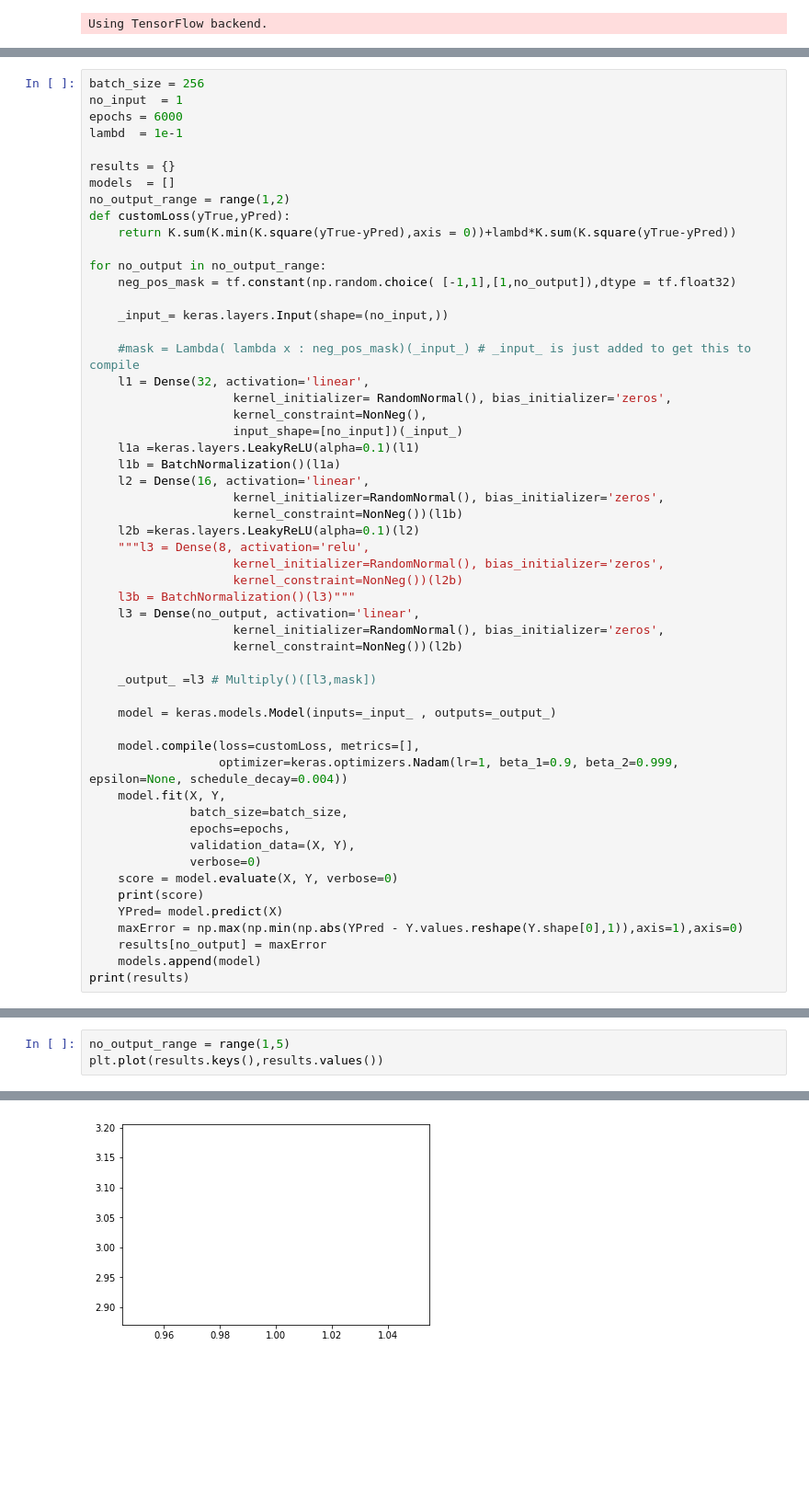
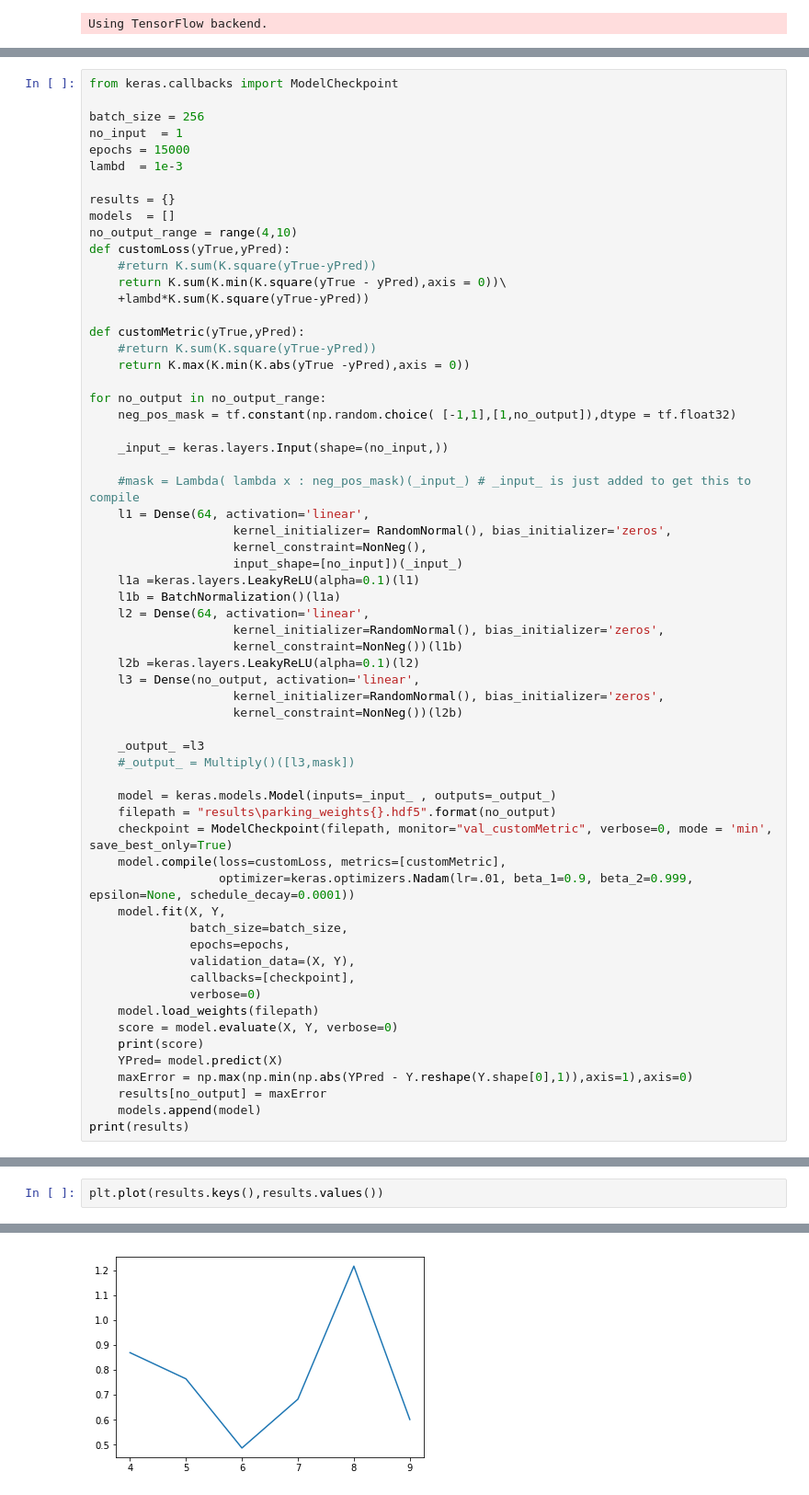
Before and after one commit to AaEll/MLKeras, a Jupyter notebook: Parking Ticket Test.ipynb, the cells around one changed output, grey strips where cells are left out. Shown at 92% size. Drawn from its saved outputs; the diff is of its cells as text; blank space fills up the shorter version.

Commit message:
found servicable hyper-parameters for model, added checkpointing

```diff
--- a/Parking Ticket Test.ipynb
+++ b/Parking Ticket Test.ipynb
@@ -37,14 +37,22 @@ Y = Data['position']
 # %%
+from keras.callbacks import ModelCheckpoint
+
 batch_size = 256
 no_input  = 1
-epochs = 6000
-lambd  = 1e-1
+epochs = 15000
+lambd  = 1e-3
 
 results = {}
 models  = []
-no_output_range = range(1,2)
+no_output_range = range(4,10)
 def customLoss(yTrue,yPred):
-    return K.sum(K.min(K.square(yTrue-yPred),axis = 0))+lambd*K.sum(K.square(yTrue-yPred))
+    #return K.sum(K.square(yTrue-yPred))
+    return K.sum(K.min(K.square(yTrue - yPred),axis = 0))\
+    +lambd*K.sum(K.square(yTrue-yPred))
+
+def customMetric(yTrue,yPred):
+    #return K.sum(K.square(yTrue-yPred))
+    return K.max(K.min(K.abs(yTrue -yPred),axis = 0))
 
 for no_output in no_output_range:
     neg_pos_mask = tf.constant(np.random.choice( [-1,1],[1,no_output]),dtype = tf.float32)
@@ -52,39 +60,39 @@ for no_output in no_output_range:
     _input_= keras.layers.Input(shape=(no_input,))
 
     #mask = Lambda( lambda x : neg_pos_mask)(_input_) # _input_ is just added to get this to compile
-    l1 = Dense(32, activation='linear',
+    l1 = Dense(64, activation='linear',
                     kernel_initializer= RandomNormal(), bias_initializer='zeros',
                     kernel_constraint=NonNeg(),
                     input_shape=[no_input])(_input_)
     l1a =keras.layers.LeakyReLU(alpha=0.1)(l1)
     l1b = BatchNormalization()(l1a)
-    l2 = Dense(16, activation='linear',
+    l2 = Dense(64, activation='linear',
                     kernel_initializer=RandomNormal(), bias_initializer='zeros',
                     kernel_constraint=NonNeg())(l1b)
     l2b =keras.layers.LeakyReLU(alpha=0.1)(l2)
-    """l3 = Dense(8, activation='relu',
-                    kernel_initializer=RandomNormal(), bias_initializer='zeros',
-                    kernel_constraint=NonNeg())(l2b)
-    l3b = BatchNormalization()(l3)"""
     l3 = Dense(no_output, activation='linear',
                     kernel_initializer=RandomNormal(), bias_initializer='zeros',
                     kernel_constraint=NonNeg())(l2b)
 
-    _output_ =l3 # Multiply()([l3,mask])
+    _output_ =l3
+    #_output_ = Multiply()([l3,mask])
 
     model = keras.models.Model(inputs=_input_ , outputs=_output_)
-
-    model.compile(loss=customLoss, metrics=[],
-                  optimizer=keras.optimizers.Nadam(lr=1, beta_1=0.9, beta_2=0.999, epsilon=None, schedule_decay=0.004))
+    filepath = "results\parking_weights{}.hdf5".format(no_output)
+    checkpoint = ModelCheckpoint(filepath, monitor="val_customMetric", verbose=0, mode = 'min', save_best_only=True)
+    model.compile(loss=customLoss, metrics=[customMetric],
+                  optimizer=keras.optimizers.Nadam(lr=.01, beta_1=0.9, beta_2=0.999, epsilon=None, schedule_decay=0.0001))
     model.fit(X, Y,
               batch_size=batch_size,
               epochs=epochs,
               validation_data=(X, Y),
+              callbacks=[checkpoint],
               verbose=0)
+    model.load_weights(filepath)
     score = model.evaluate(X, Y, verbose=0)
     print(score)
     YPred= model.predict(X)
-    maxError = np.max(np.min(np.abs(YPred - Y.values.reshape(Y.shape[0],1)),axis=1),axis=0)
+    maxError = np.max(np.min(np.abs(YPred - Y.reshape(Y.shape[0],1)),axis=1),axis=0)
     results[no_output] = maxError
     models.append(model)
 print(results)
@@ -94,9 +107,8 @@ print(results)
 # %%
-no_output_range = range(1,5)
 plt.plot(results.keys(),results.values())
 # %% [output]
 [<matplotlib.lines.Line2D at 0x...>]
-[figure, old version]
+[figure, new version]
 # %%
 X_space = np.linspace(430, 434.5, 400)
 #Y1,Y2 = zip(*model.predict(X))
```
Also changed, not shown: parts of 8 cells of this notebook, 7 other files.
